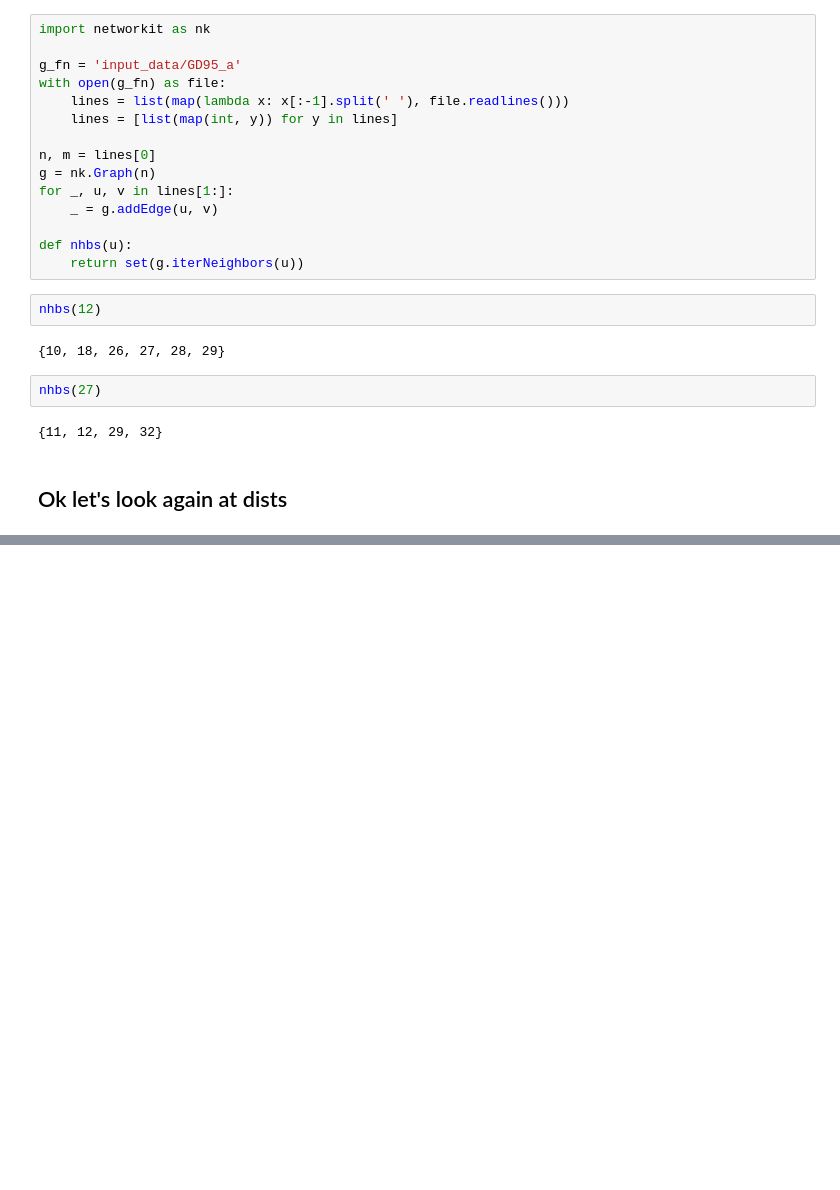
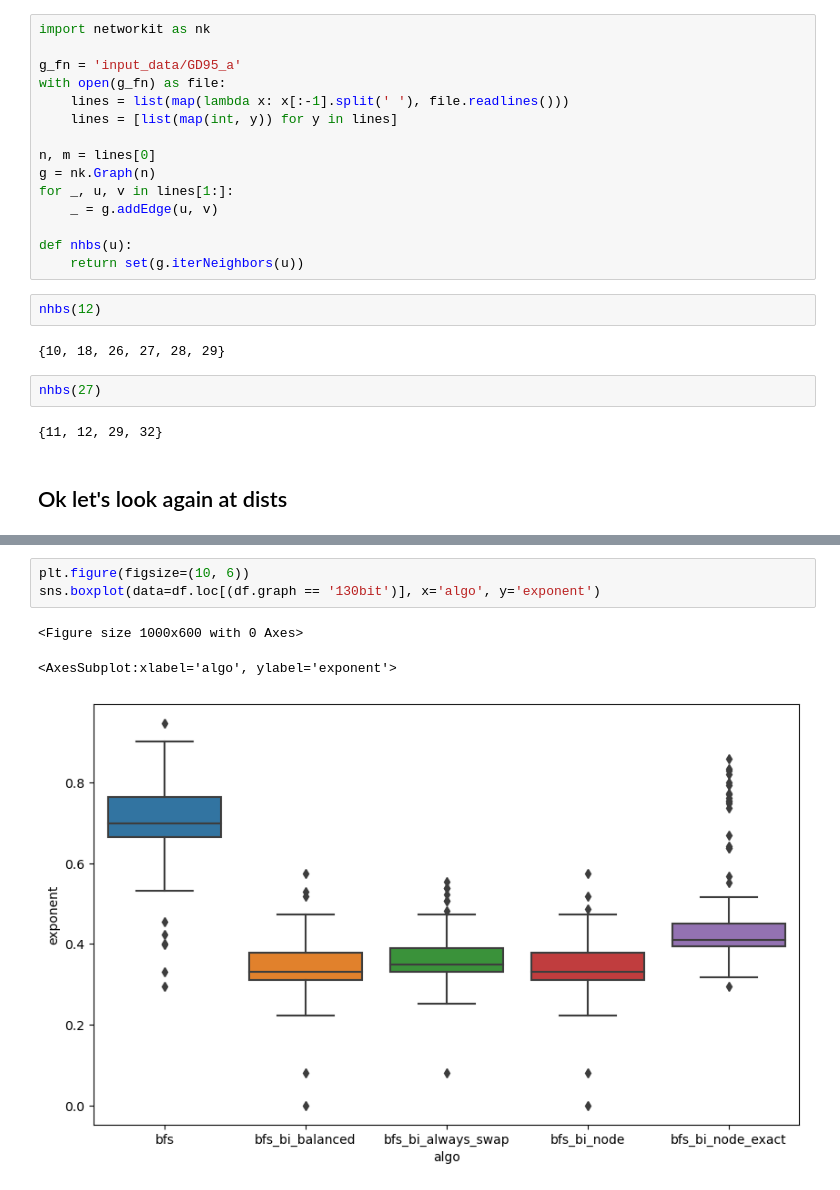
Before and after one commit to BenjiDayan/bibfs, a Jupyter notebook: neuro_docker/benji_dists_investigation.ipynb, the cells around one changed output, grey strips where cells are left out. Cells and saved outputs as stored; diff of their text form; blank space fills up the shorter version.

```diff
--- a/neuro_docker/benji_dists_investigation.ipynb
+++ b/neuro_docker/benji_dists_investigation.ipynb
@@ -280,0 +460,7 @@ nhbs(27)
+# %%
+plt.figure(figsize=(10, 6))
+sns.boxplot(data=df.loc[(df.graph == '130bit')], x='algo', y='exponent')
+# %% [output]
+<Figure size 1000x600 with 0 Axes>
+<AxesSubplot:xlabel='algo', ylabel='exponent'>
+[figure, added]
```
Also changed, not shown: parts of 35 cells of this notebook, 1 other file.
